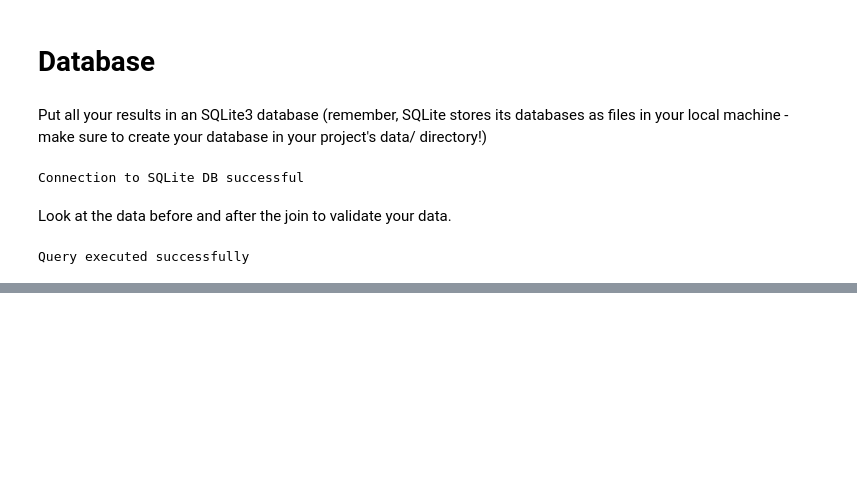
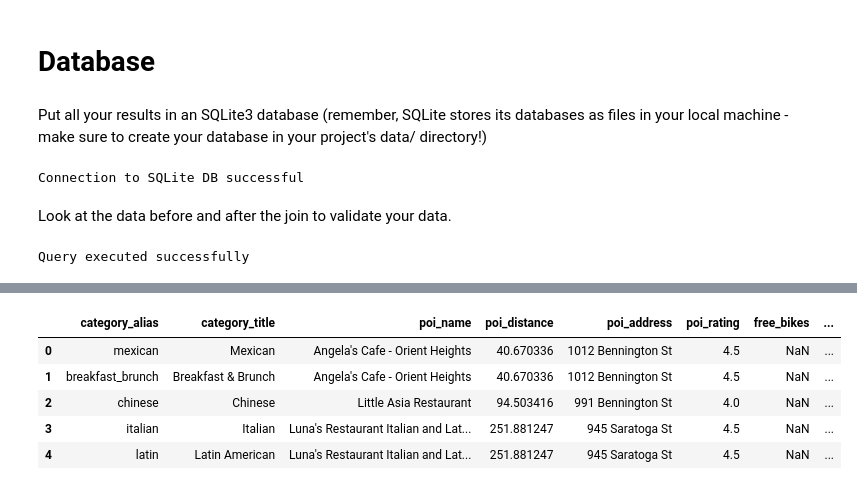
Before and after one commit to ahasna2020/Statistical-Modelling-Project, a Jupyter notebook: notebooks/joining_data.ipynb, the cells around one changed output, grey strips where cells are left out. Saved outputs shown, nothing was run; the diff lists cells and outputs as text; code cells hidden in the pictures; blank space fills up the shorter version.

```diff
--- a/notebooks/joining_data.ipynb
+++ b/notebooks/joining_data.ipynb
@@ -197,0 +181,9 @@ combined_df.to_sql(name="poi_data",con=connection,if_exists='replace',index=Fals
+# %%
+combined_df.head()
+# %% [output]
+|  | category_alias | category_title | poi_name | poi_distance | poi_address | poi_rating | free_bikes | ... |
+| 0 | mexican | Mexican | Angela's Cafe - Orient Heights | 40.670336 | 1012 Bennington St | 4.5 | NaN | ... |
+| 1 | breakfast_brunch | Breakfast & Brunch | Angela's Cafe - Orient Heights | 40.670336 | 1012 Bennington St | 4.5 | NaN | ... |
+| 2 | chinese | Chinese | Little Asia Restaurant | 94.503416 | 991 Bennington St | 4.0 | NaN | ... |
+| 3 | italian | Italian | Luna's Restaurant Italian and Lat... | 251.881247 | 945 Saratoga St | 4.5 | NaN | ... |
+| 4 | latin | Latin American | Luna's Restaurant Italian and Lat... | 251.881247 | 945 Saratoga St | 4.5 | NaN | ... |
```
Also changed, not shown: parts of 16 cells of this notebook, 3 other files.
